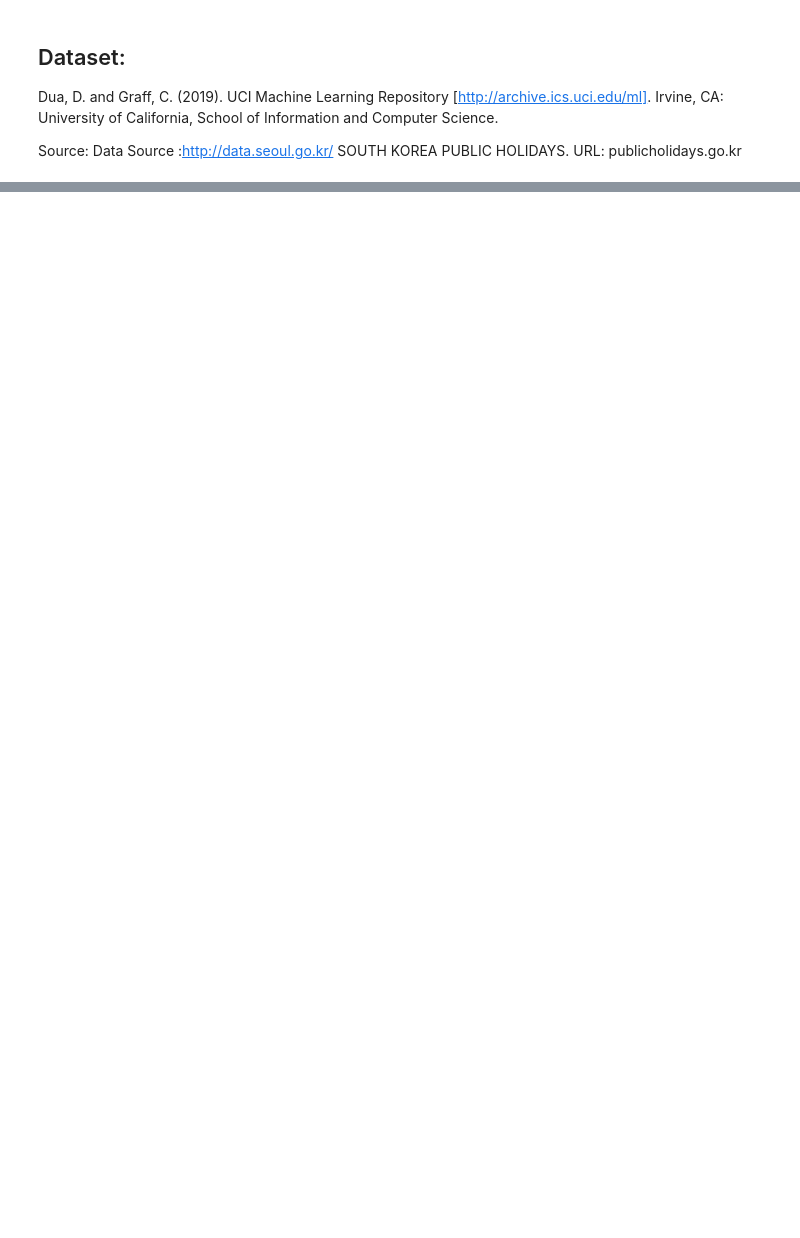
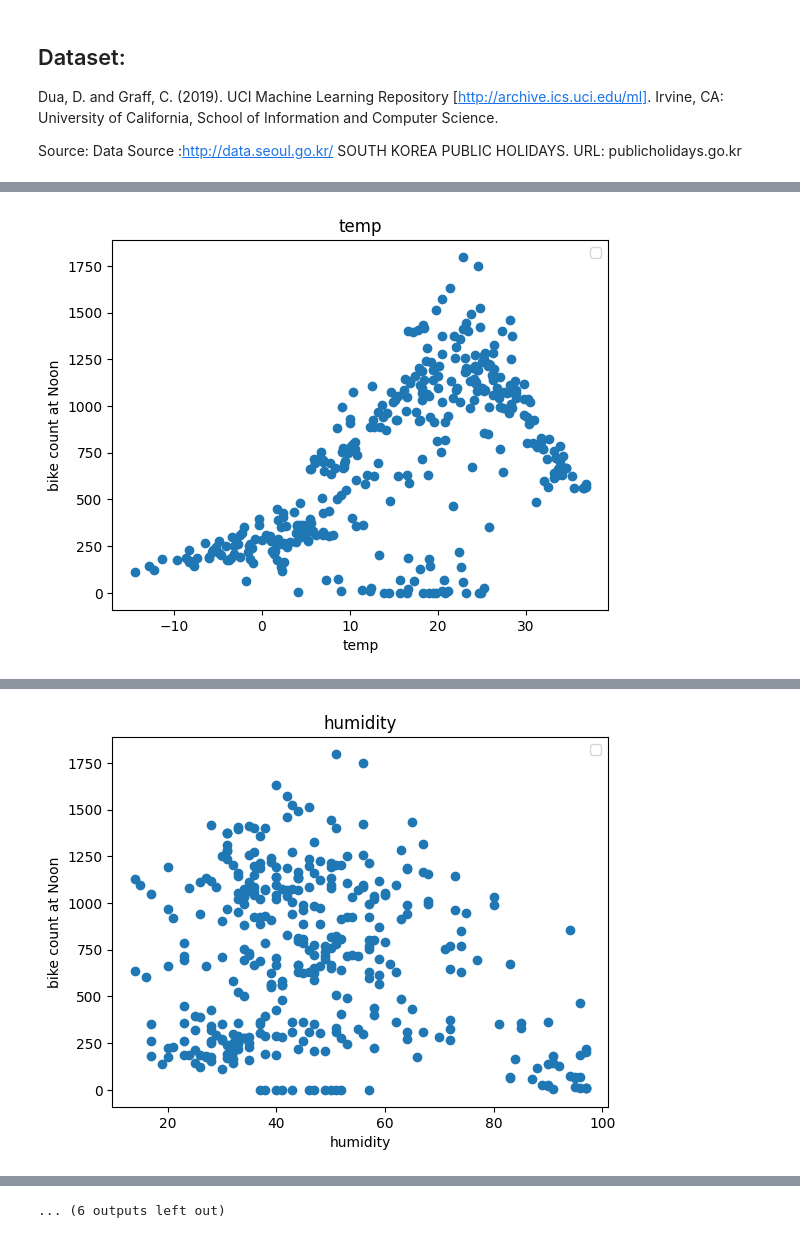
Before and after one commit to VuHoaBinh/MachineLearning, a Jupyter notebook: lesson-BIKES.ipynb, the cells around one changed output, grey strips where cells are left out. Cells and saved outputs as stored; diff of their text form; code cells hidden in the pictures; blank space fills up the shorter version.

```diff
--- a/lesson-BIKES.ipynb
+++ b/lesson-BIKES.ipynb
@@ -26,0 +27,4 @@ df.head()
+# %%
+df.columns = dataset_cols
+df["functional"] = (df["functional"] == "Yes").astype(int)
+df
@@ -26,0 +45,5 @@ df.head()
+# %%
+# use dataset hour equal 12
+df = df[df["hour"] == 12]
+df = df.drop(['hour'],axis=1)
+df
@@ -26,0 +64,10 @@ df.head()
+# %%
+# bike_count compared with other cols
+for i in df.columns[1:]:
+  plt.scatter(df[i],df['bike_count'])
+  plt.title(i)
+  plt.ylabel("bike count at Noon")
+  plt.xlabel(i)
+  plt.legend()
+  plt.show()
+# %% [output]
@@ -26,0 +75 @@ df.head()
+[figure, added]
@@ -26,0 +77 @@ df.head()
+[figure, added]
@@ -26,0 +86 @@ df.head()
+... (6 outputs left out)
```
Also changed, not shown: parts of 19 cells of this notebook.
